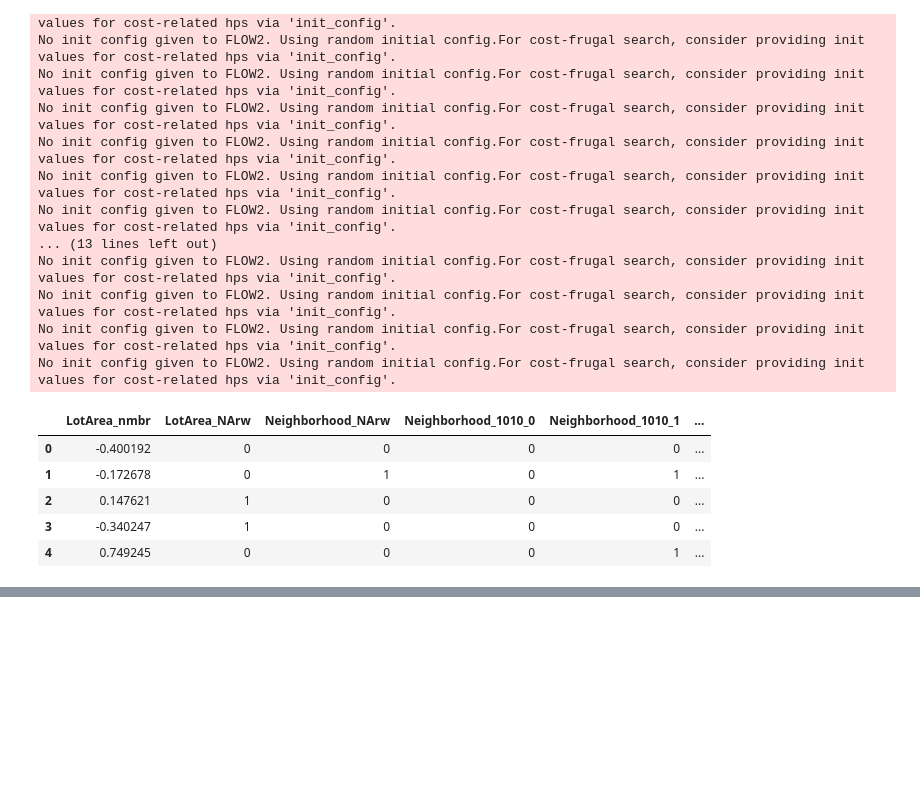
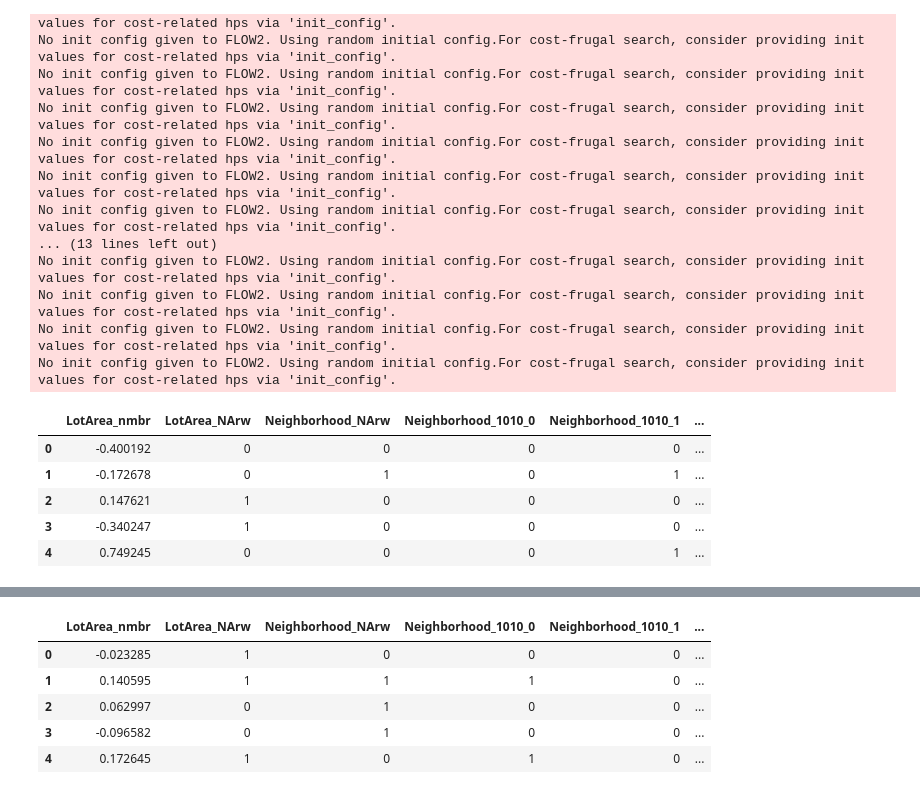
Before and after one commit to Automunge/AutoMunge, a Jupyter notebook: Tutorials/08 - ML infill.ipynb, the cells around one changed output, grey strips where cells are left out. Cells and saved outputs as stored; diff of their text form; code cells hidden in the pictures; blank space fills up the shorter version.

Commit message:
Tutorials
added XGBoost ML infill tutorial

```diff
--- a/Tutorials/08 - ML infill.ipynb
+++ b/Tutorials/08 - ML infill.ipynb
@@ -309,3 +309,40 @@ No init config given to FLOW2. Using random initial config.For cost-frugal searc
 | 2 | 0.147621 | 1 | 0 | 0 | 0 | ... |
 | 3 | -0.340247 | 1 | 0 | 0 | 0 | ... |
 | 4 | 0.749245 | 0 | 0 | 0 | 1 | ... |
+# %%
+#This shows ML infill with XGBoost, using the optuna library for hyperparameter tuning
+
+#here we're activating hyperparameter tuning with optuna library
+#with tuning parameters passed to optuna_n_iter and optuna_timeout
+#the ML_cmnd['xgboost_gpu_id'] can be used to designate training on GPU
+
+#can also pass specific parameters through MLinfill_cmnd
+#here the setting of XGBoost predictor parameter designates that inference will take place on CPU
+#as may be desired for some production scenarios when training took place on a GPU
+
+ML_cmnd = {'autoML_type'      : 'xgboost',
+           'MLinfill_cmnd'    : {'xgboost_classifier_fit'   : {'predictor' : 'cpu_predictor' },
+                                 'xgboost_regressor_fit'    : {'predictor' : 'cpu_predictor' }},
+#            'xgboost_gpu_id'   : 0,
+           'hyperparam_tuner' : 'optuna_XG1',
+           'optuna_n_iter'    : 100,
+           'optuna_timeout'   : 33}
+
+train, train_ID, labels, \
+val, val_ID, val_labels, \
+test, test_ID, test_labels, \
+postprocess_dict \
+= am.automunge(df_train,
+               labels_column = labels_column,
+               trainID_column = trainID_column,
+               assignnan = assignnan,
+               ML_cmnd = ML_cmnd,
+               NArw_marker = True,
+               shuffletrain = False,
+               MLinfill = True,
+               printstatus = False
+              )
+
+train[postprocess_dict['column_map']['LotArea'] + \
+      postprocess_dict['column_map']['Neighborhood']].head()
+# %% [output]
@@ -311,0 +366,6 @@ No init config given to FLOW2. Using random initial config.For cost-frugal searc
+|  | LotArea_nmbr | LotArea_NArw | Neighborhood_NArw | Neighborhood_1010_0 | Neighborhood_1010_1 | ... |
+| 0 | -0.023285 | 1 | 0 | 0 | 0 | ... |
+| 1 | 0.140595 | 1 | 1 | 1 | 0 | ... |
+| 2 | 0.062997 | 0 | 1 | 0 | 0 | ... |
+| 3 | -0.096582 | 0 | 1 | 0 | 0 | ... |
+| 4 | 0.172645 | 1 | 0 | 1 | 0 | ... |
```
Also changed, not shown: parts of 1 cell of this notebook.
